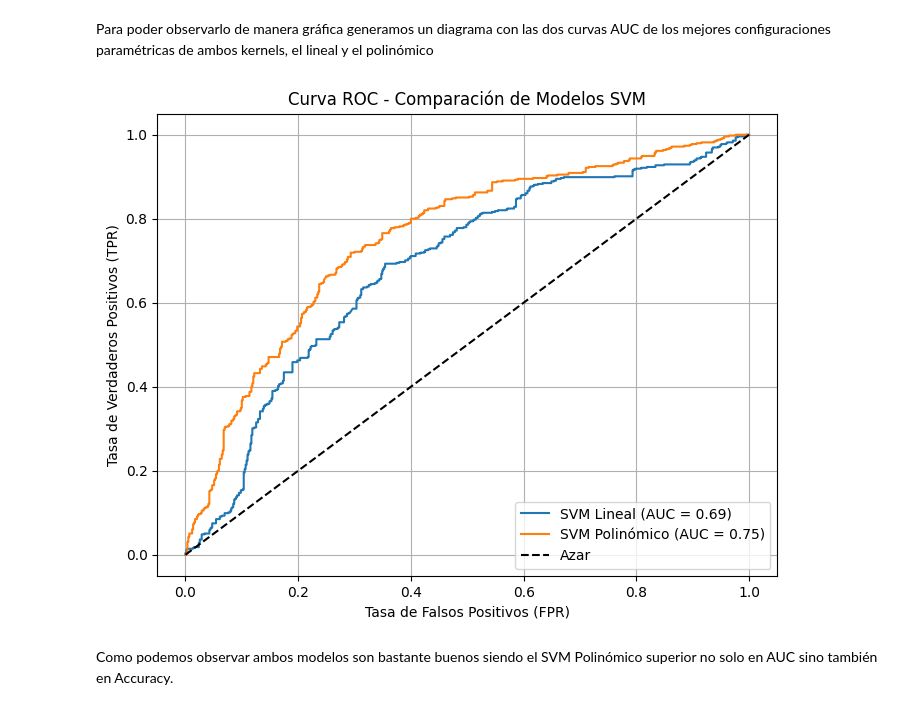
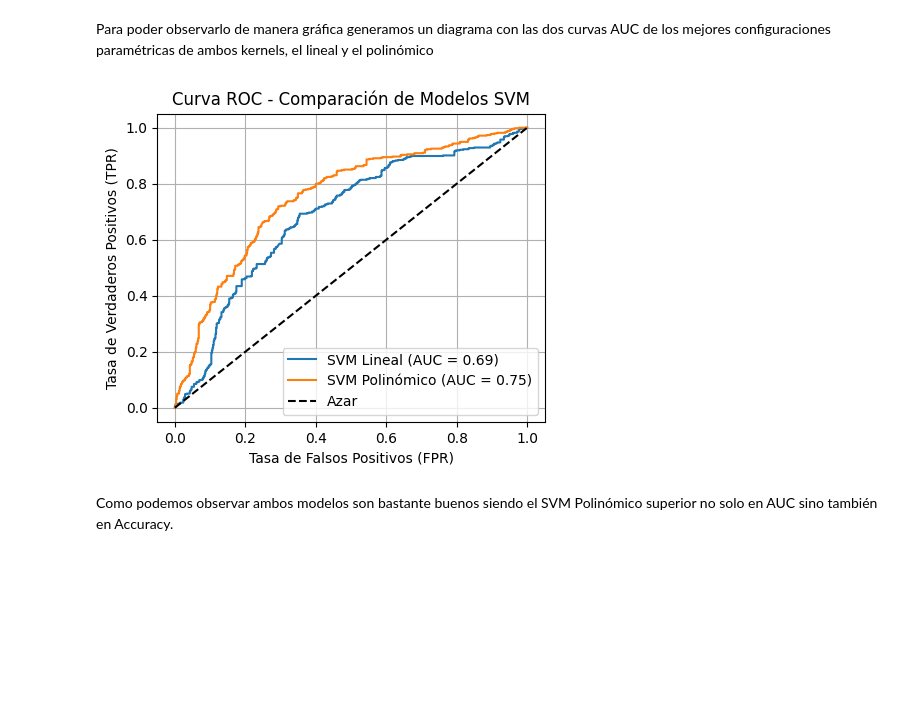
Before and after one commit to PabloPaezSheridan/BinaryClasifficationRNN, a Jupyter notebook: Solution/BinaryClassificationCarPainting.ipynb, the cells around one changed output. Saved outputs shown, nothing was run; the diff lists cells and outputs as text; code cells hidden in the pictures; blank space fills up the shorter version.

```diff
--- a/Solution/BinaryClassificationCarPainting.ipynb
+++ b/Solution/BinaryClassificationCarPainting.ipynb
@@ -329,19 +335,19 @@ Para poder observarlo de manera gráfica generamos un diagrama con las dos curva
 # %%
 fpr_linear, tpr_linear, _ = roc_curve(Y_test, y_proba_linear)
 fpr_poly, tpr_poly, _ = roc_curve(Y_test, y_proba_poly)
 
-plt.figure(figsize=(8, 6))
+plt.figure(figsize=(5, 4))
 plt.plot(fpr_linear, tpr_linear, label='SVM Lineal (AUC = {:.2f})'.format(roc_auc_score(Y_test, y_proba_linear)))
 plt.plot(fpr_poly, tpr_poly, label='SVM Polinómico (AUC = {:.2f})'.format(roc_auc_score(Y_test, y_proba_poly)))
 plt.plot([0, 1], [0, 1], 'k--', label='Azar')
 plt.xlabel('Tasa de Falsos Positivos (FPR)')
 plt.ylabel('Tasa de Verdaderos Positivos (TPR)')
 plt.title('Curva ROC - Comparación de Modelos SVM')
 plt.legend(loc='lower right')
 plt.grid(True)
 plt.show()
 # %% [output]
-[figure, old version]
+[figure, new version]
 # %% [markdown]
 Como podemos observar ambos modelos son bastante buenos siendo el SVM Polinómico superior no solo en AUC sino también en Accuracy.
 # %% [markdown]
```
Also changed, not shown: parts of 9 cells of this notebook, 1 other file.
